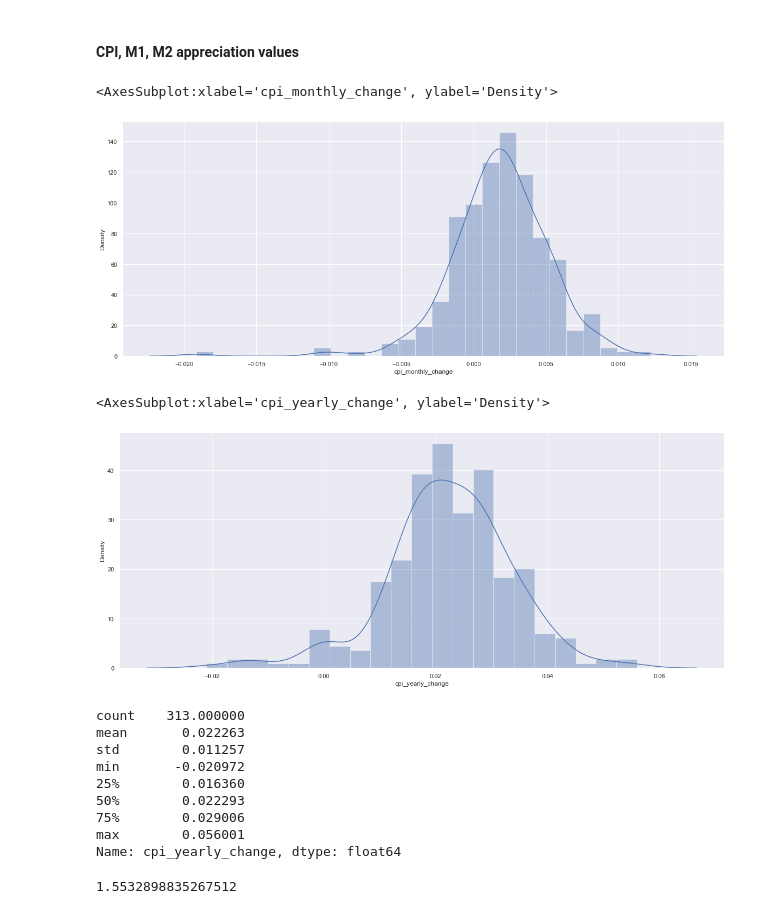
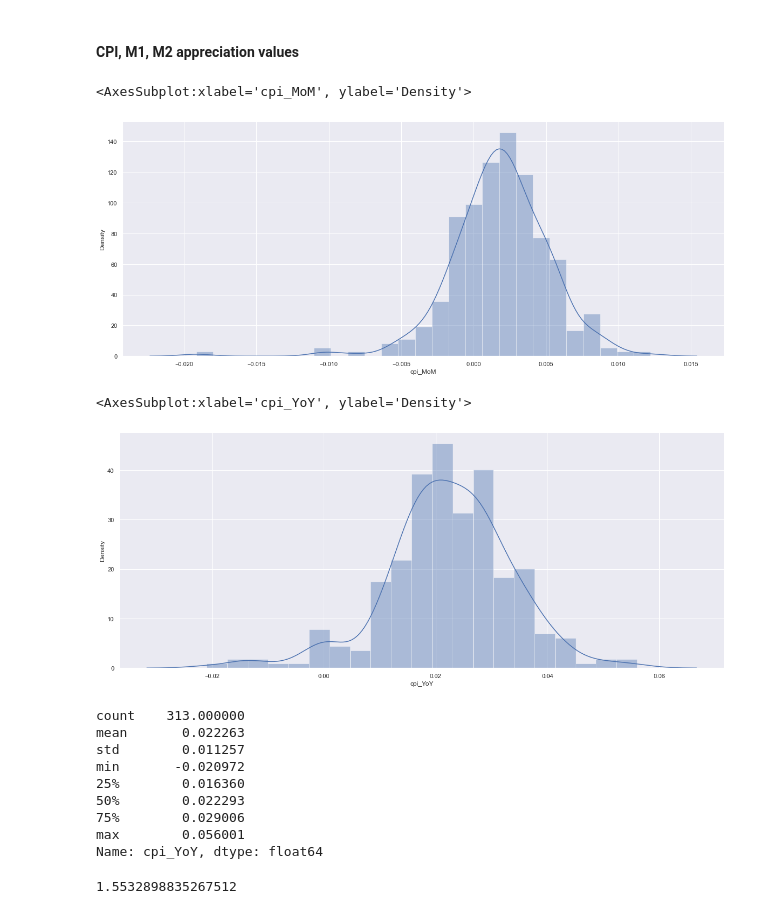
Before and after one commit to LeoSaffron/Inflation-Prediction, a Jupyter notebook: Inflation.ipynb, the cells around one changed output. Cells and saved outputs as stored; diff of their text form; code cells hidden in the pictures.

```diff
--- a/Inflation.ipynb
+++ b/Inflation.ipynb
@@ -419,17 +419,17 @@ Now after we looked at the change as a line plot, lets also see the distribution
 # %% [markdown]
 #### CPI, M1, M2 appreciation values
 # %%
-sns.distplot(df_inflation_last_decades['cpi_monthly_change'])
+sns.distplot(df_inflation_last_decades['cpi_MoM'])
 # %% [output]
-<AxesSubplot:xlabel='cpi_monthly_change', ylabel='Density'>
+<AxesSubplot:xlabel='cpi_MoM', ylabel='Density'>
-[figure, old version]
+[figure, new version]
 # %%
-sns.distplot(df_inflation_last_decades['cpi_yearly_change'])
+sns.distplot(df_inflation_last_decades['cpi_YoY'])
 # %% [output]
-<AxesSubplot:xlabel='cpi_yearly_change', ylabel='Density'>
+<AxesSubplot:xlabel='cpi_YoY', ylabel='Density'>
-[figure, old version]
+[figure, new version]
 # %%
-df_inflation_last_decades['cpi_yearly_change'].describe()
+df_inflation_last_decades['cpi_YoY'].describe()
 # %% [output]
 count    313.000000
 mean       0.022263
@@ -439,5 +439,5 @@ min       -0.020972
 50%        0.022293
 75%        0.029006
 max        0.056001
-Name: cpi_yearly_change, dtype: float64
+Name: cpi_YoY, dtype: float64
 # %%
```
Also changed, not shown: parts of 32 cells of this notebook.
